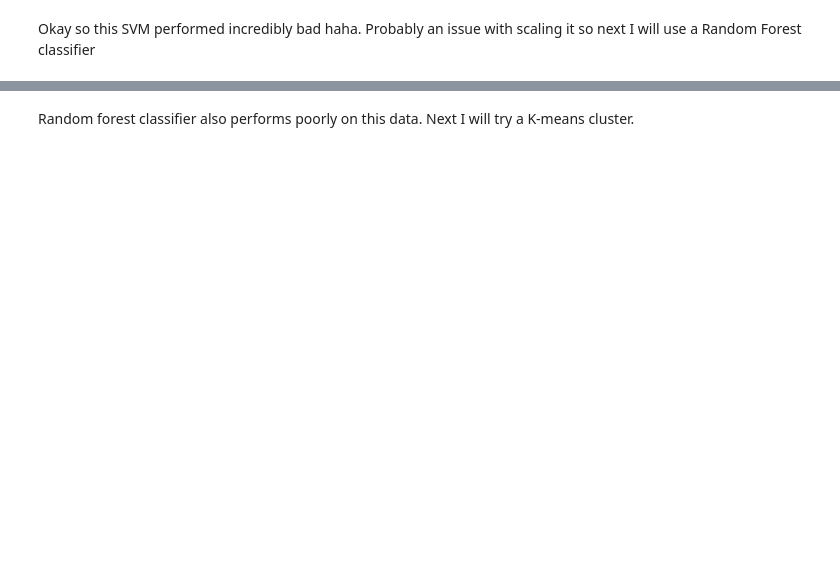
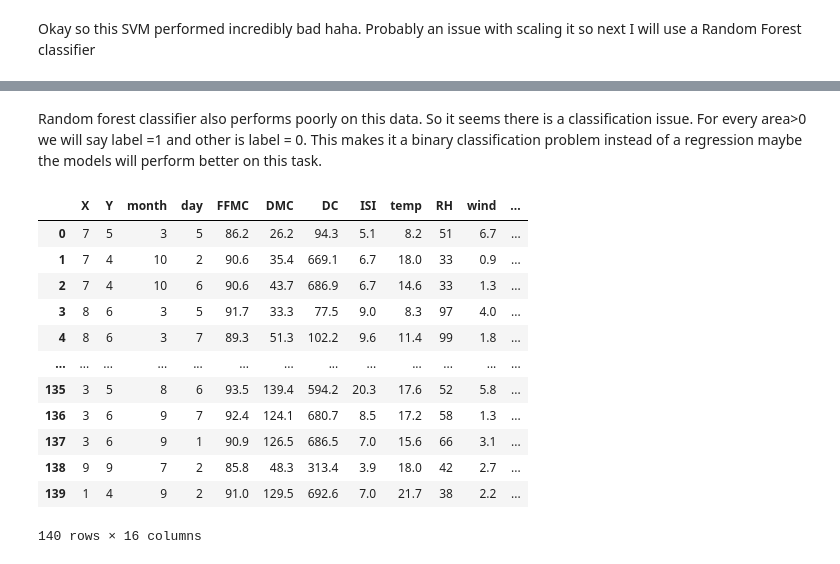
Before and after one commit to MecGlandorff/Forest-Fires, a Jupyter notebook: test.ipynb, the cells around one changed output, grey strips where cells are left out. Saved outputs shown, nothing was run; the diff lists cells and outputs as text; code cells hidden in the pictures; blank space fills up the shorter version.

```diff
--- a/test.ipynb
+++ b/test.ipynb
@@ -118,2 +122,25 @@ Tuned Random Forest R2 Score: -0.00
-# %% [markdown]
-Random forest classifier also performs poorly on this data. Next I will try a K-means cluster.
+# %% [markdown]
+Random forest classifier also performs poorly on this data. So it seems there is a classification issue. For every area>0 we will say label =1 and other is label = 0. This makes it a binary classification problem instead of a regression maybe the models will perform better on this task.
+# %%
+# fire occured labeling and updating data
+data['fire_occurred'] = (data['area'] > 0).astype(int)
+
+data['tempwind'] = data['temp'] * data['wind']
+
+X = data.drop(columns=['fire_occurred', 'area'])
+y = data['fire_occurred']
+data.head(140)
+# %% [output]
+|  | X | Y | month | day | FFMC | DMC | DC | ISI | temp | RH | wind | ... |
+| 0 | 7 | 5 | 3 | 5 | 86.2 | 26.2 | 94.3 | 5.1 | 8.2 | 51 | 6.7 | ... |
+| 1 | 7 | 4 | 10 | 2 | 90.6 | 35.4 | 669.1 | 6.7 | 18.0 | 33 | 0.9 | ... |
+| 2 | 7 | 4 | 10 | 6 | 90.6 | 43.7 | 686.9 | 6.7 | 14.6 | 33 | 1.3 | ... |
+| 3 | 8 | 6 | 3 | 5 | 91.7 | 33.3 | 77.5 | 9.0 | 8.3 | 97 | 4.0 | ... |
+| 4 | 8 | 6 | 3 | 7 | 89.3 | 51.3 | 102.2 | 9.6 | 11.4 | 99 | 1.8 | ... |
+| ... | ... | ... | ... | ... | ... | ... | ... | ... | ... | ... | ... | ... |
+| 135 | 3 | 5 | 8 | 6 | 93.5 | 139.4 | 594.2 | 20.3 | 17.6 | 52 | 5.8 | ... |
+| 136 | 3 | 6 | 9 | 7 | 92.4 | 124.1 | 680.7 | 8.5 | 17.2 | 58 | 1.3 | ... |
+| 137 | 3 | 6 | 9 | 1 | 90.9 | 126.5 | 686.5 | 7.0 | 15.6 | 66 | 3.1 | ... |
+| 138 | 9 | 9 | 7 | 2 | 85.8 | 48.3 | 313.4 | 3.9 | 18.0 | 42 | 2.7 | ... |
+| 139 | 1 | 4 | 9 | 2 | 91.0 | 129.5 | 692.6 | 7.0 | 21.7 | 38 | 2.2 | ... |
+140 rows × 16 columns
```
Also changed, not shown: parts of 8 cells of this notebook.
